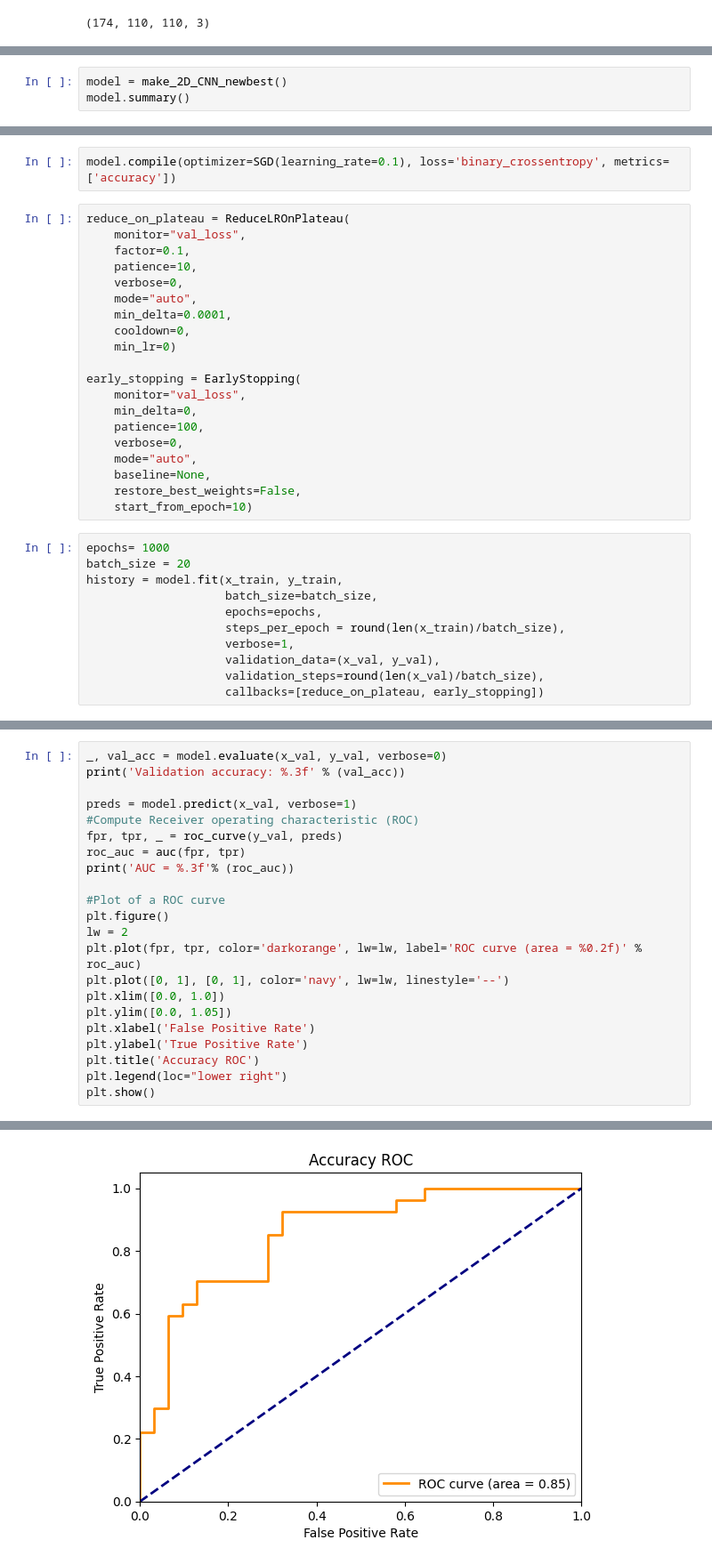
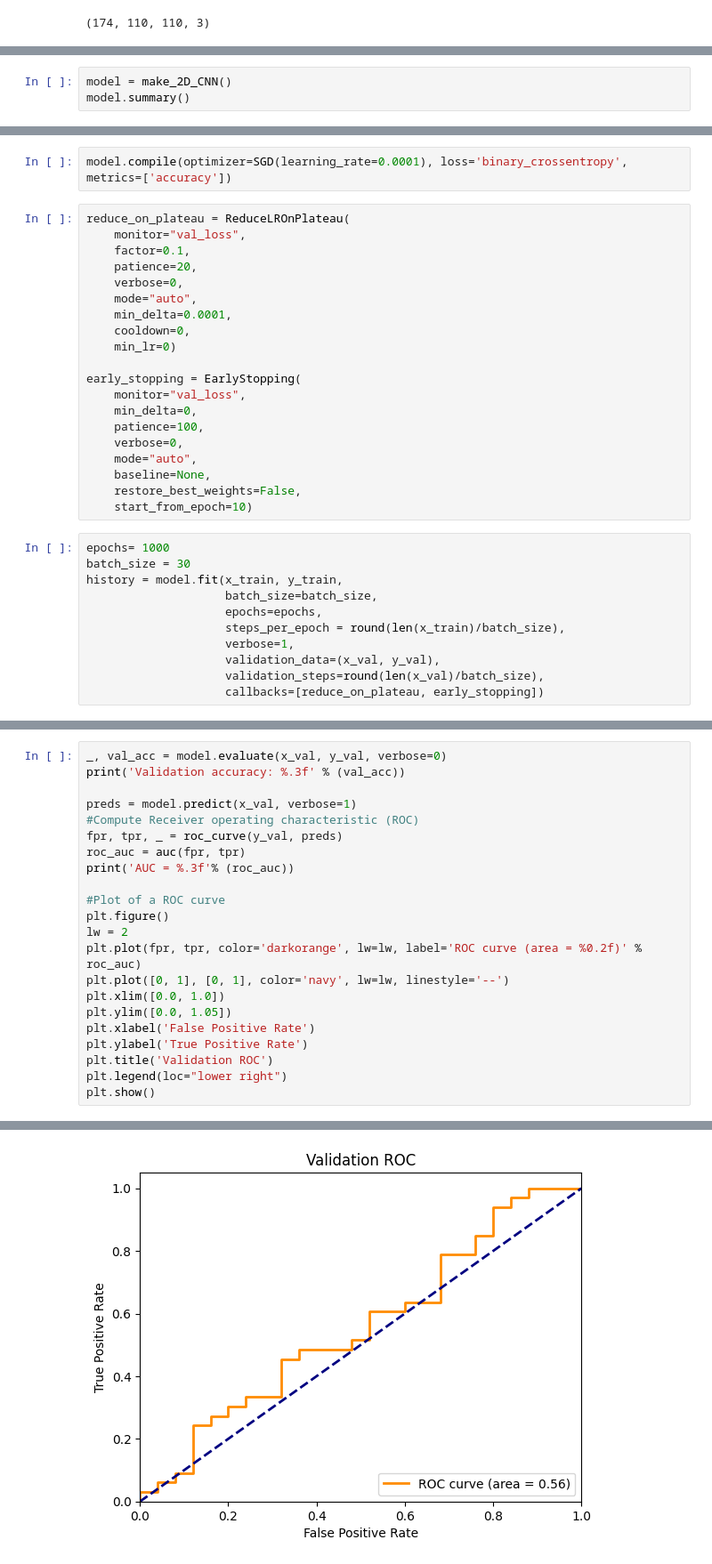
Before and after one commit to francescouni0/CompProject, a Jupyter notebook: CNN_work.ipynb, the cells around one changed output, grey strips where cells are left out. Shown at 89% size. Drawn from its saved outputs; the diff is of its cells as text.

```diff
--- a/CNN_work.ipynb
+++ b/CNN_work.ipynb
@@ -275,4 +261,4 @@ def make_2D_CNN(shape=(110, 110, 3)):
 # %%
-model = make_2D_CNN_newbest()
+model = make_2D_CNN()
 model.summary()
 # %% [output]
@@ -295,11 +281,11 @@ Non-trainable params: 60
 _________________________________________________________________
 # %%
-model.compile(optimizer=SGD(learning_rate=0.1), loss='binary_crossentropy', metrics=['accuracy'])
+model.compile(optimizer=SGD(learning_rate=0.0001), loss='binary_crossentropy', metrics=['accuracy'])
 # %%
 reduce_on_plateau = ReduceLROnPlateau(
     monitor="val_loss",
     factor=0.1,
-    patience=10,
+    patience=20,
     verbose=0,
     mode="auto",
     min_delta=0.0001,
@@ -317,7 +303,7 @@ early_stopping = EarlyStopping(
     start_from_epoch=10)
 # %%
 epochs= 1000
-batch_size = 20
+batch_size = 30
 history = model.fit(x_train, y_train,
                     batch_size=batch_size,
                     epochs=epochs,
@@ -386,7 +372,7 @@ plt.xlim([0.0, 1.0])
 plt.ylim([0.0, 1.05])
 plt.xlabel('False Positive Rate')
 plt.ylabel('True Positive Rate')
-plt.title('Accuracy ROC')
+plt.title('Validation ROC')
 plt.legend(loc="lower right")
 plt.show()
 # %% [output]
@@ -396,4 +382,4 @@ AUC = 0.853
-[figure, old version]
+[figure, new version]
 # %%
 test_loss, test_acc = model.evaluate(x_test, y_test)
 print('\nTest accuracy: %.3f' % (test_acc))
```
Also changed, not shown: parts of 20 cells of this notebook, 2 other files.
